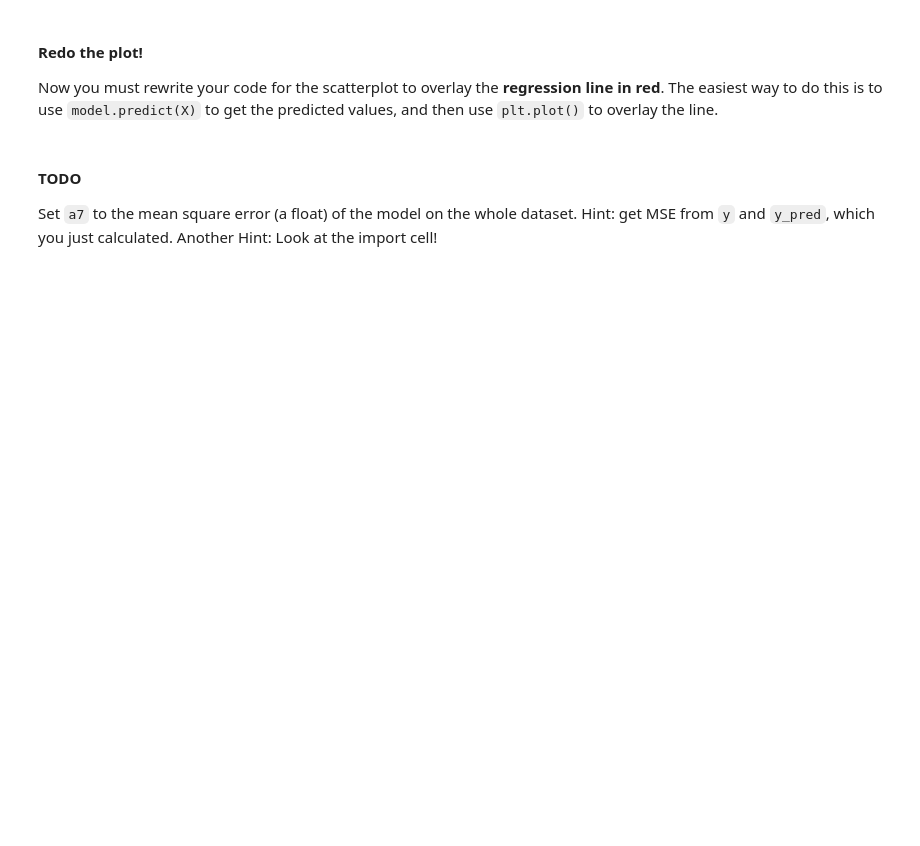
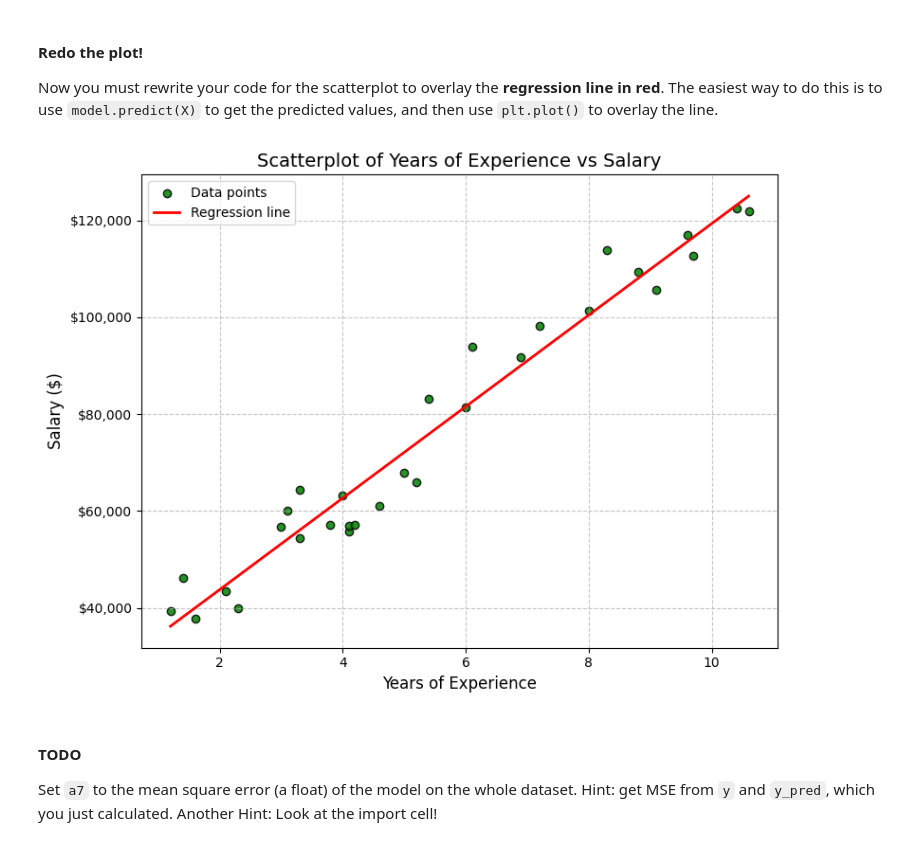
Before and after one commit to jasser-dh/Module-3-Assignments, a Jupyter notebook: Homework_01.ipynb, the cells around one changed output. Drawn from its saved outputs; the diff is of its cells as text; code cells hidden in the pictures; blank space fills up the shorter version.

```diff
--- a/Homework_01.ipynb
+++ b/Homework_01.ipynb
@@ -246,9 +265,10 @@ Train your model on the whole dataset, and set `a5` to the intercept (a float)
 # %%
 # Your code here
 
+model = LinearRegression()
+model.fit(X, y)
 
-
-a5 = 0.0          # replace 0.0 with an expression returning the intercept value
+a5 = float(model.intercept_)         # replace 0.0 with an expression returning the intercept value
 # %%
 # Graded Answer
 # DO NOT change this cell in any way
@@ -278,6 +298,30 @@ Now you must rewrite your code for the scatterplot to overlay the **regression l
 is to  use `model.predict(X)` to get the predicted values, and then use `plt.plot()` to overlay the line.
 # %%
 # Your code here (not graded)
+
+plt.figure(figsize=(8, 6))
+
+plt.scatter(X, y, color='green', edgecolor='black', alpha=0.85, label='Data points')
+
+# Regression line
+y_pred = model.predict(X)
+# Sort for a clean line
+sorted_idx = np.argsort(X[:, 0])
+plt.plot(X[sorted_idx, 0], y_pred[sorted_idx], color='red', linewidth=2, label='Regression line')
+
+plt.title('Scatterplot of Years of Experience vs Salary', fontsize=14)
+plt.xlabel('Years of Experience', fontsize=12)
+plt.ylabel('Salary ($)', fontsize=12)
+
+# To render the Y-axis as dollars
+plt.gca().yaxis.set_major_formatter(mtick.StrMethodFormatter('${x:,.0f}'))
+
+plt.legend()
+plt.grid(True, linestyle='--', alpha=0.7)
+plt.tight_layout()
+plt.show()
+# %% [output]
+[figure, added]
 # %% [markdown]
 #### TODO
 
```
Also changed, not shown: parts of 15 cells of this notebook.
